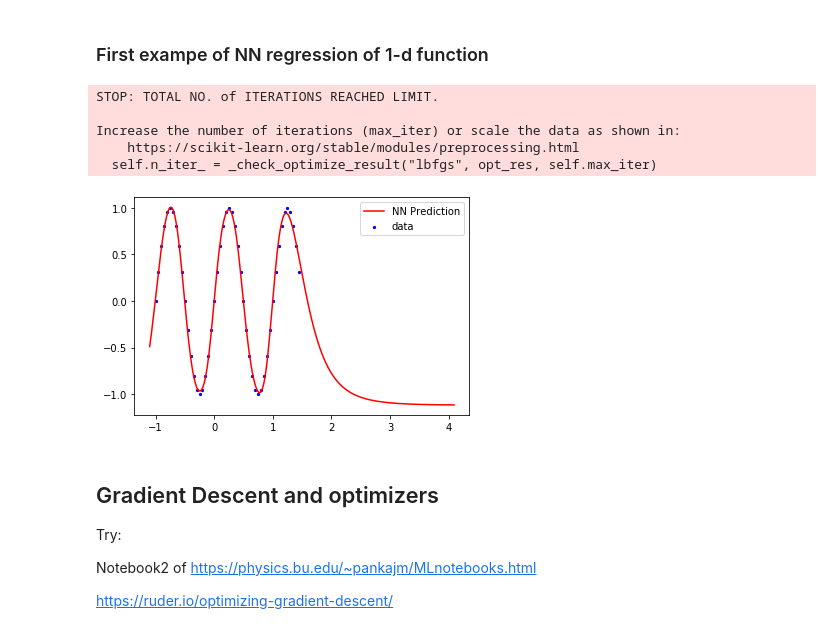
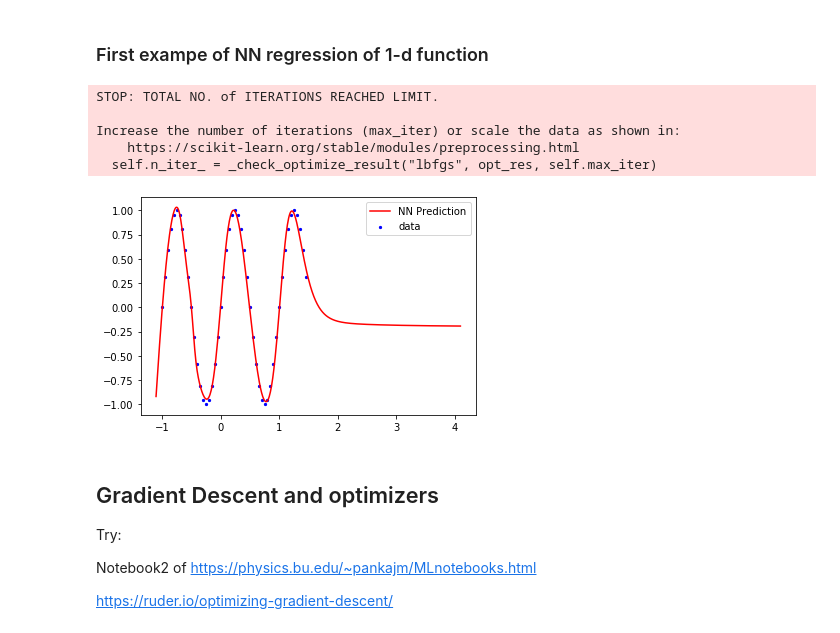
Before and after one commit to alphacentaury-github/NPSS2020, a Jupyter notebook: ML_lecture1.ipynb, the cells around one changed output. Saved outputs shown, nothing was run; the diff lists cells and outputs as text; code cells hidden in the pictures.

```diff
--- a/ML_lecture1.ipynb
+++ b/ML_lecture1.ipynb
@@ -108,36 +111,36 @@ XOR gate
 #=====First example: 1d function f(x)=sin(2*pi*x)
 from sklearn.neural_network import MLPRegressor
 import numpy as np
 import matplotlib.pyplot as plt
 import random
 
 x = np.arange(-1.0, 1.5, 0.05)
 random.shuffle(x)
 x= x.reshape(-1, 1)
 
 y = np.sin(2 * np.pi * x).ravel()
 
-nn = MLPRegressor(hidden_layer_sizes=(10,10),
-                  activation='tanh', solver='lbfgs')
+nn = MLPRegressor(hidden_layer_sizes=(10,),
+                  activation='logistic', solver='lbfgs')
 
 n = nn.fit(x, y)
 
 test_x = np.arange(-1.1, 4.1, 0.01).reshape(-1, 1)
 test_y = nn.predict(test_x)
 fig = plt.figure()
 ax1 = fig.add_subplot(111)
 ax1.scatter(x, y, s=5, c='b', marker="o", label='data')
 ax1.plot(test_x,test_y, c='r', label='NN Prediction')
 
 plt.legend()
 plt.show()
 # %% [output]
 STOP: TOTAL NO. of ITERATIONS REACHED LIMIT.
 
 Increase the number of iterations (max_iter) or scale the data as shown in:
     https://scikit-learn.org/stable/modules/preprocessing.html
   self.n_iter_ = _check_optimize_result("lbfgs", opt_res, self.max_iter)
-[figure, old version]
+[figure, new version]
 # %% [markdown]
 ## Gradient Descent and optimizers
 
```
Also changed, not shown: parts of 2 cells of this notebook, 1 other file.
